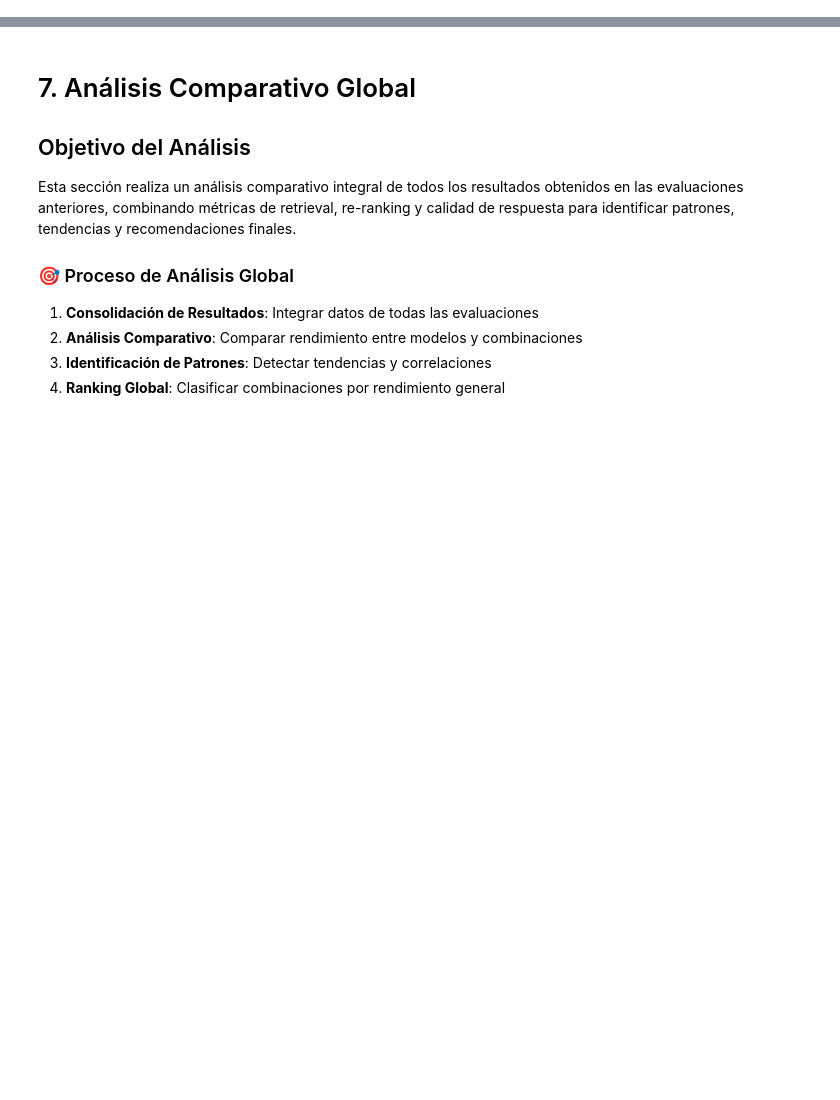
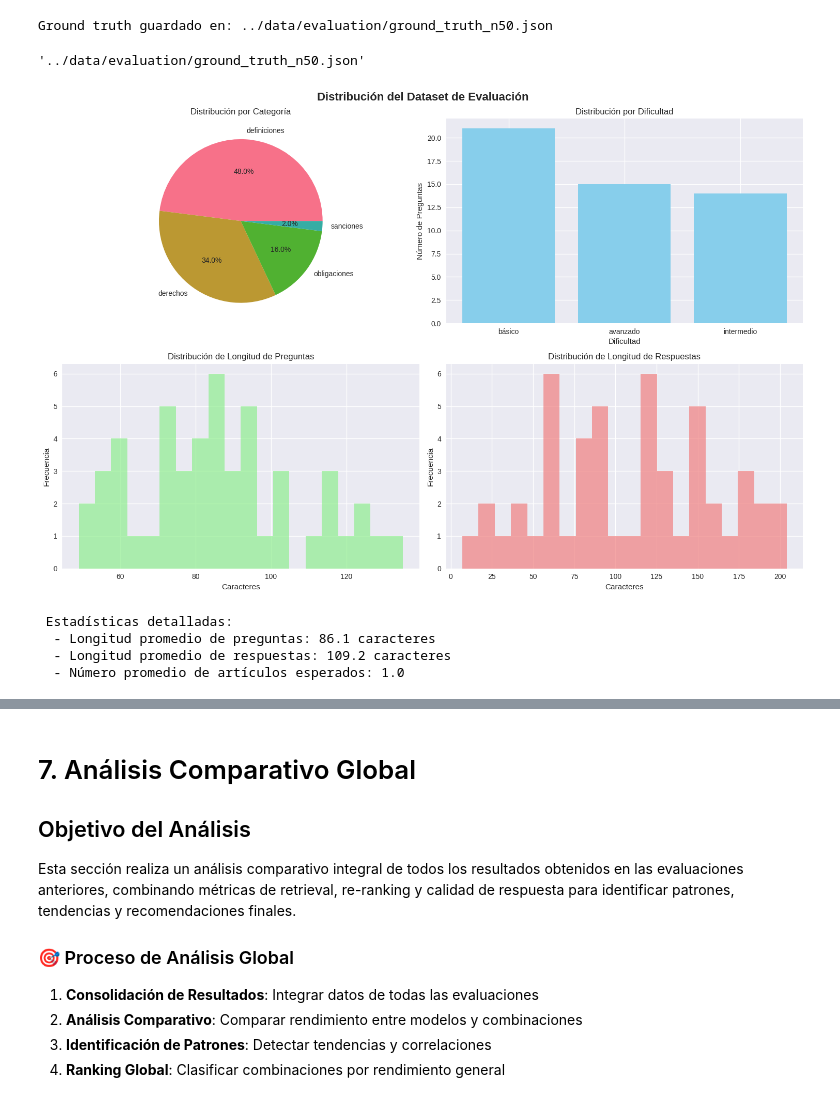
Before and after one commit to jesusoviedo/lus-laboris-py, a Jupyter notebook: notebooks/03_rag_pipeline_evaluation.ipynb, the cells around one changed output, grey strips where cells are left out. Drawn from its saved outputs; the diff is of its cells as text; code cells hidden in the pictures; blank space fills up the shorter version.

```diff
--- a/notebooks/03_rag_pipeline_evaluation.ipynb
+++ b/notebooks/03_rag_pipeline_evaluation.ipynb
@@ -3453,0 +877,7 @@ else:
+# %%
+save_ground_truth(dataset_ground_truth, filename="ground_truth_n50.json")
+# %% [output]
+Ground truth guardado en: ../data/evaluation/ground_truth_n50.json
+'../data/evaluation/ground_truth_n50.json'
+# %%
+df_ground_truth = pd.read_json("../data/evaluation/ground_truth_n50.json", encoding="utf-8")
@@ -3453,0 +948,9 @@ else:
+# %%
+# Ejecutar visualizaciones
+visualize_dataset_distribution(df_ground_truth)
+# %% [output]
+[figure, added]
+ Estadísticas detalladas:
+  - Longitud promedio de preguntas: 86.1 caracteres
+  - Longitud promedio de respuestas: 109.2 caracteres
+  - Número promedio de artículos esperados: 1.0
```
Also changed, not shown: parts of 154 cells of this notebook.
